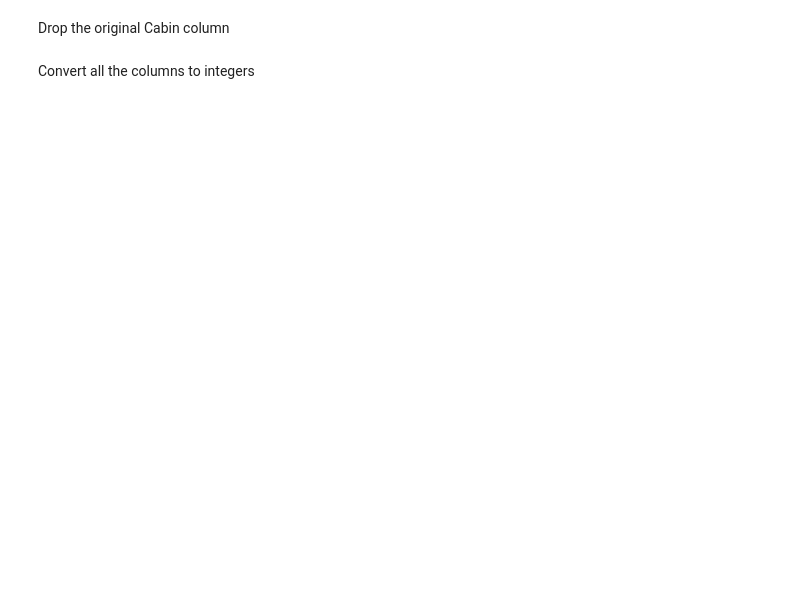
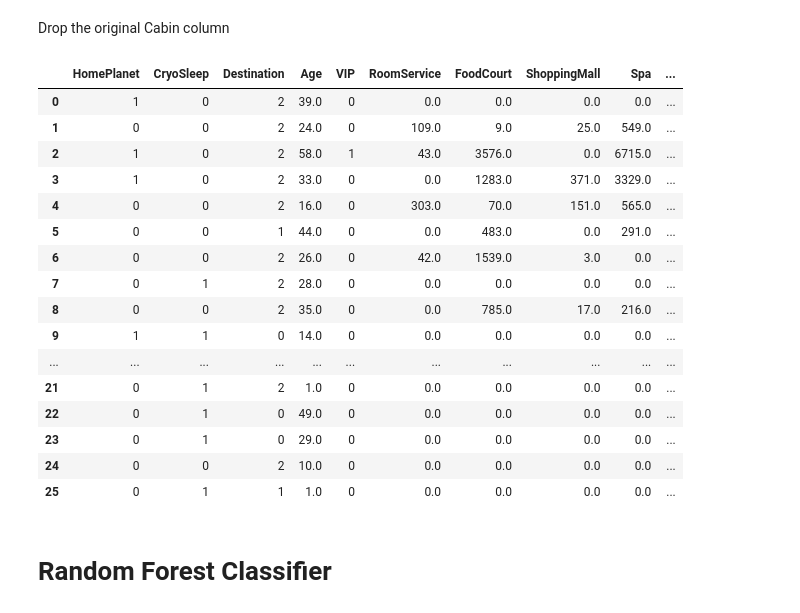
Before and after one commit to graatje/Machine-Learning, a Jupyter notebook: spaceship_titanic.ipynb, the cells around one changed output. Cells and saved outputs as stored; diff of their text form; code cells hidden in the pictures; blank space fills up the shorter version.

```diff
--- a/spaceship_titanic.ipynb
+++ b/spaceship_titanic.ipynb
@@ -7,7 +7,7 @@ from sklearn.model_selection import train_test_split
 # %%
 dataset_df = pd.read_csv('train.csv')
 # %%
-dataset_df = dataset_df.drop(['PassengerId', 'Name', 'HomePlanet', 'Destination'], axis=1)
+dataset_df = dataset_df.drop(['PassengerId', 'Name'], axis=1)
 # %% [markdown]
 Fill the dataset with 0s for the missing values in these columns
 # %%
@@ -41,13 +43,33 @@ dataset_df['Side'] = dataset_df['Side'].cat.codes
+# %%
+dataset_df['HomePlanet'] = pd.Categorical(dataset_df['HomePlanet'])
+dataset_df['HomePlanet'] = dataset_df['HomePlanet'].cat.codes
+
+dataset_df['Destination'] = pd.Categorical(dataset_df['Destination'])
+dataset_df['Destination'] = dataset_df['Destination'].cat.codes
 # %% [markdown]
 Drop the original Cabin column
 # %%
 dataset_df = dataset_df.drop(['Cabin'], axis=1)
-# %% [markdown]
-Convert all the columns to integers
-# %%
-dataset_df = dataset_df.astype(int)
 # %%
-dataset_df.head()
+dataset_df.head(25)
+# %% [output]
+|  | HomePlanet | CryoSleep | Destination | Age | VIP | RoomService | FoodCourt | ShoppingMall | Spa | ... |
+| 0 | 1 | 0 | 2 | 39.0 | 0 | 0.0 | 0.0 | 0.0 | 0.0 | ... |
+| 1 | 0 | 0 | 2 | 24.0 | 0 | 109.0 | 9.0 | 25.0 | 549.0 | ... |
+| 2 | 1 | 0 | 2 | 58.0 | 1 | 43.0 | 3576.0 | 0.0 | 6715.0 | ... |
+| 3 | 1 | 0 | 2 | 33.0 | 0 | 0.0 | 1283.0 | 371.0 | 3329.0 | ... |
+| 4 | 0 | 0 | 2 | 16.0 | 0 | 303.0 | 70.0 | 151.0 | 565.0 | ... |
+| 5 | 0 | 0 | 1 | 44.0 | 0 | 0.0 | 483.0 | 0.0 | 291.0 | ... |
+| 6 | 0 | 0 | 2 | 26.0 | 0 | 42.0 | 1539.0 | 3.0 | 0.0 | ... |
+| 7 | 0 | 1 | 2 | 28.0 | 0 | 0.0 | 0.0 | 0.0 | 0.0 | ... |
+| 8 | 0 | 0 | 2 | 35.0 | 0 | 0.0 | 785.0 | 17.0 | 216.0 | ... |
+| 9 | 1 | 1 | 0 | 14.0 | 0 | 0.0 | 0.0 | 0.0 | 0.0 | ... |
+| ... | ... | ... | ... | ... | ... | ... | ... | ... | ... | ... |
+| 21 | 0 | 1 | 2 | 1.0 | 0 | 0.0 | 0.0 | 0.0 | 0.0 | ... |
+| 22 | 0 | 1 | 0 | 49.0 | 0 | 0.0 | 0.0 | 0.0 | 0.0 | ... |
+| 23 | 0 | 1 | 0 | 29.0 | 0 | 0.0 | 0.0 | 0.0 | 0.0 | ... |
+| 24 | 0 | 0 | 2 | 10.0 | 0 | 0.0 | 0.0 | 0.0 | 0.0 | ... |
+| 25 | 0 | 1 | 1 | 1.0 | 0 | 0.0 | 0.0 | 0.0 | 0.0 | ... |
 # %%
 # Split the dataset into training and testing dataset
 X = dataset_df.drop('Transported', axis=1)
@@ -56,2 +78,4 @@ X_train, X_test, y_train, y_test = train_test_split(X, y, test_size=0.20, random
+# %% [markdown]
+# Random Forest Classifier
 # %%
 from sklearn.ensemble import RandomForestClassifier
```
Also changed, not shown: parts of 17 cells of this notebook.
